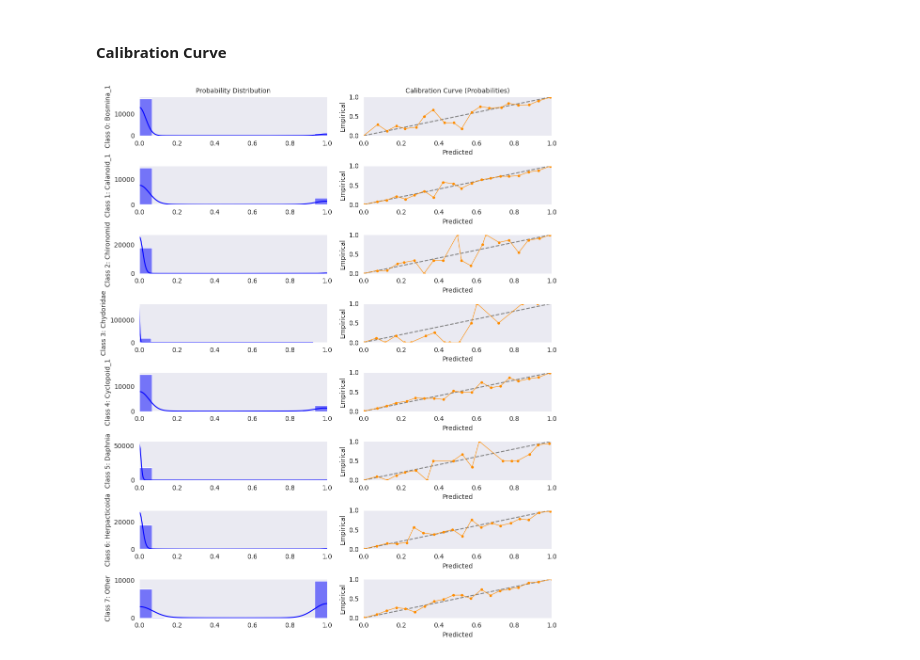
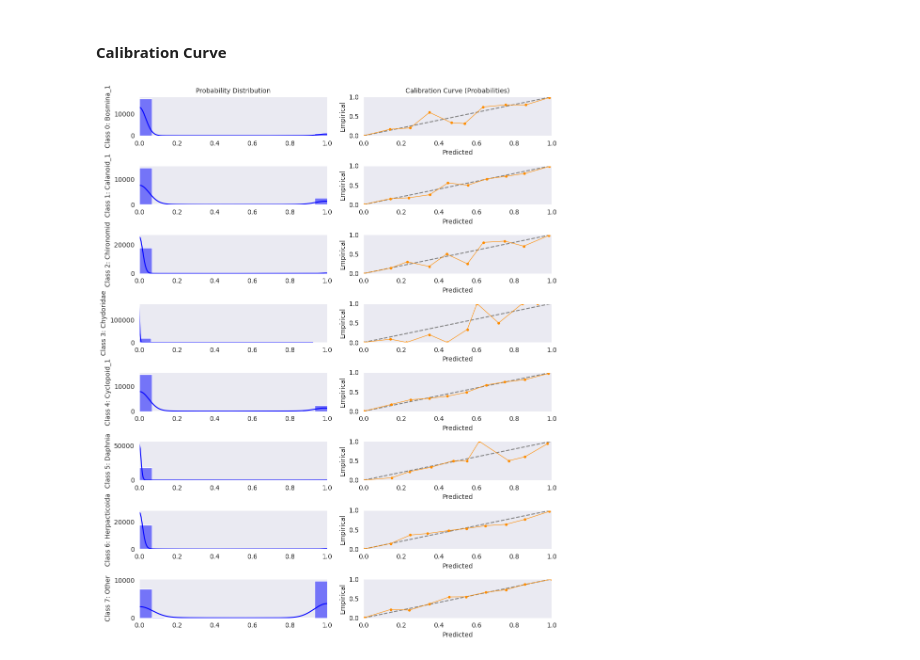
Before and after one commit to sofiar/Analysis_zooplankton, a Jupyter notebook: calibration_results.ipynb, the cells around one changed output. Drawn from its saved outputs; the diff is of its cells as text; code cells hidden in the pictures.

```diff
--- a/calibration_results.ipynb
+++ b/calibration_results.ipynb
@@ -212,32 +212,32 @@ fig, axs = plt.subplots(NUM_CLASSES, 2, figsize = (10, NUM_CLASSES * 1.5))
 
 for i in range(NUM_CLASSES):
 
     prob_true, prob_pred = calibration_curve(
         marginal_labels[i],
         marginal_probs[i],
-        n_bins = 20,
+        n_bins = 10,
         strategy='uniform',
         pos_label = 1)
 
 
      # Left: histogram of predicted probabilities
     sns.histplot(marginal_probs[i], bins=15, kde=True, color='blue', ax=axs[i,0])
     axs[i,0].set_xlim(0,1)
     axs[i,0].set_ylabel(f'Class {i}: {class_map_rev[i]}', fontsize=10)
 
     # Right: calibration curve
     axs[i,1].plot([0, 1], [0, 1], linestyle='--', color='gray')
     axs[i,1].plot(prob_pred, prob_true, marker='o',  markersize=3, linewidth=0.8, color='darkorange')
     axs[i,1].set_xlim(0,1)
     axs[i,1].set_ylim(0,1)
     axs[i,1].set_xlabel("Predicted")
     axs[i,1].set_ylabel("Empirical")
 
     if i == 0:
         axs[i, 0].set_title('Probability Distribution', fontsize=10)
         axs[i, 1].set_title('Calibration Curve (Probabilities)', fontsize=10)
 
 plt.tight_layout()
 plt.show()
 # %% [output]
-[figure, old version]
+[figure, new version]
```
Also changed, not shown: parts of 2 cells of this notebook.
